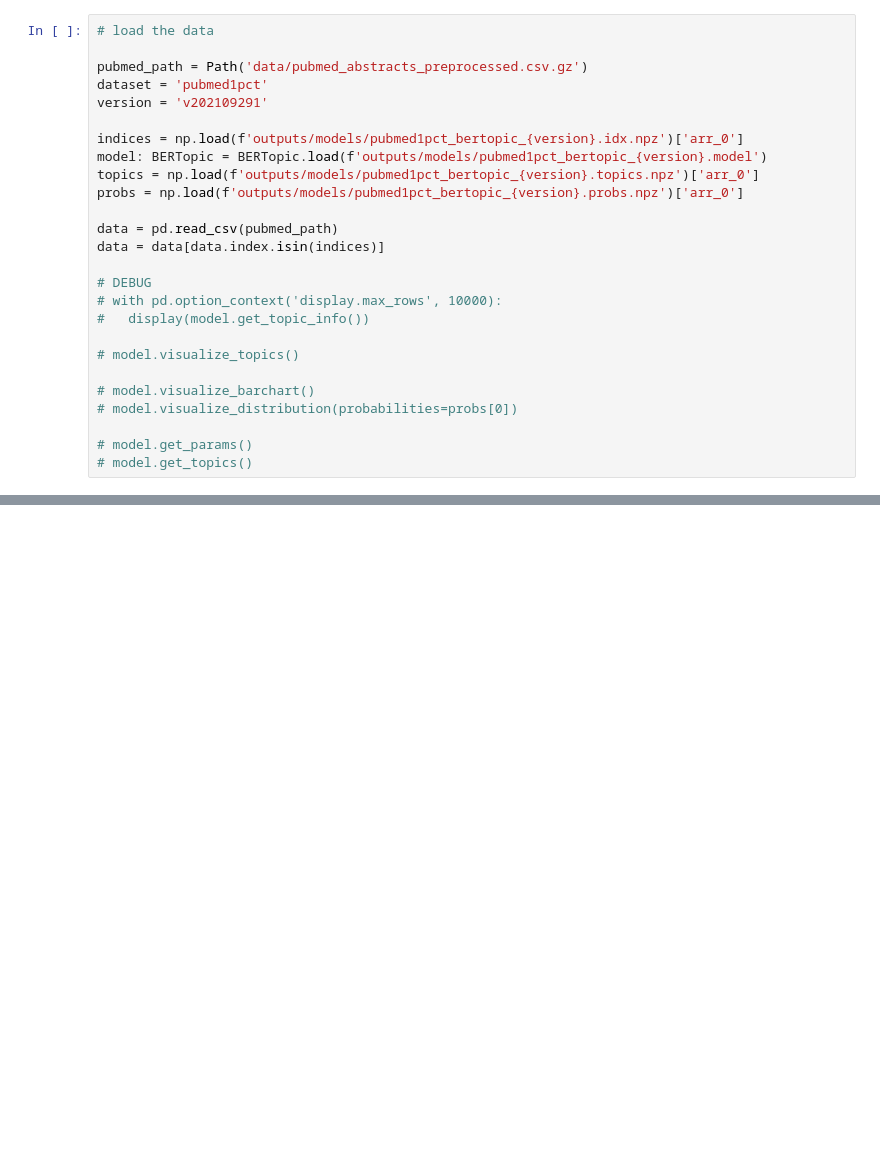
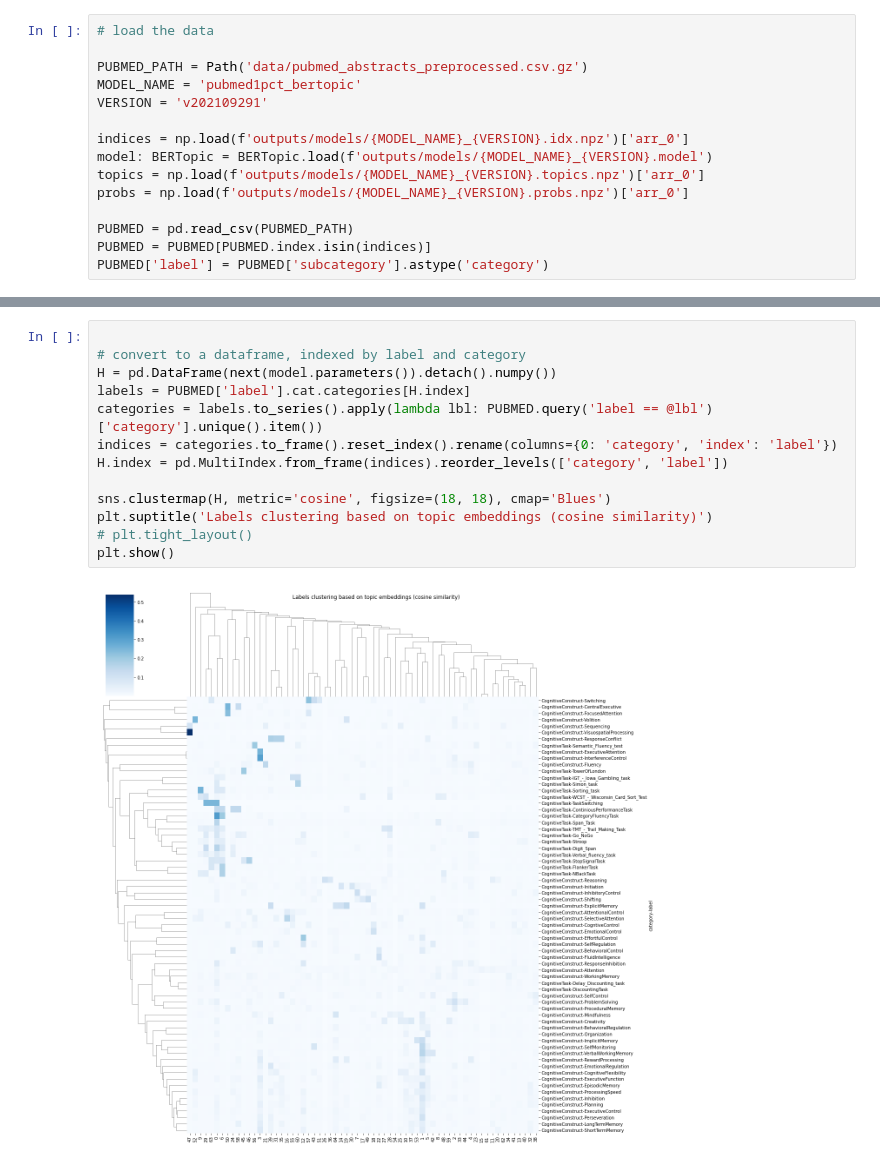
Before and after one commit to morteza/CogText, a Jupyter notebook: notebooks/3 Topic Embedding.ipynb, the cells around one changed output, grey strips where cells are left out. Saved outputs shown, nothing was run; the diff lists cells and outputs as text; blank space fills up the shorter version.

```diff
--- a/notebooks/3 Topic Embedding.ipynb
+++ b/notebooks/3 Topic Embedding.ipynb
@@ -27,26 +16,15 @@ import torch.nn.functional as F
 # %%
 # load the data
 
-pubmed_path = Path('data/pubmed_abstracts_preprocessed.csv.gz')
-dataset = 'pubmed1pct'
-version = 'v202109291'
+PUBMED_PATH = Path('data/pubmed_abstracts_preprocessed.csv.gz')
+MODEL_NAME = 'pubmed1pct_bertopic'
+VERSION = 'v202109291'
 
-indices = np.load(f'outputs/models/pubmed1pct_bertopic_{version}.idx.npz')['arr_0']
-model: BERTopic = BERTopic.load(f'outputs/models/pubmed1pct_bertopic_{version}.model')
-topics = np.load(f'outputs/models/pubmed1pct_bertopic_{version}.topics.npz')['arr_0']
-probs = np.load(f'outputs/models/pubmed1pct_bertopic_{version}.probs.npz')['arr_0']
+indices = np.load(f'outputs/models/{MODEL_NAME}_{VERSION}.idx.npz')['arr_0']
+model: BERTopic = BERTopic.load(f'outputs/models/{MODEL_NAME}_{VERSION}.model')
+topics = np.load(f'outputs/models/{MODEL_NAME}_{VERSION}.topics.npz')['arr_0']
+probs = np.load(f'outputs/models/{MODEL_NAME}_{VERSION}.probs.npz')['arr_0']
 
-data = pd.read_csv(pubmed_path)
-data = data[data.index.isin(indices)]
-
-# DEBUG
-# with pd.option_context('display.max_rows', 10000):
-#   display(model.get_topic_info())
-
-# model.visualize_topics()
-
-# model.visualize_barchart()
-# model.visualize_distribution(probabilities=probs[0])
-
-# model.get_params()
-# model.get_topics()
+PUBMED = pd.read_csv(PUBMED_PATH)
+PUBMED = PUBMED[PUBMED.index.isin(indices)]
+PUBMED['label'] = PUBMED['subcategory'].astype('category')
@@ -200,0 +70,15 @@ print(f'[RSA] mean test/train correlation: {rho[0].mean():.2f}')
+# %%
+
+# convert to a dataframe, indexed by label and category
+H = pd.DataFrame(next(model.parameters()).detach().numpy())
+labels = PUBMED['label'].cat.categories[H.index]
+categories = labels.to_series().apply(lambda lbl: PUBMED.query('label == @lbl')['category'].unique().item())
+indices = categories.to_frame().reset_index().rename(columns={0: 'category', 'index': 'label'})
+H.index = pd.MultiIndex.from_frame(indices).reorder_levels(['category', 'label'])
+
+sns.clustermap(H, metric='cosine', figsize=(18, 18), cmap='Blues')
+plt.suptitle('Labels clustering based on topic embeddings (cosine similarity)')
+# plt.tight_layout()
+plt.show()
+# %% [output]
+[figure, added]
```
Also changed, not shown: parts of 9 cells of this notebook, 3 other files.
